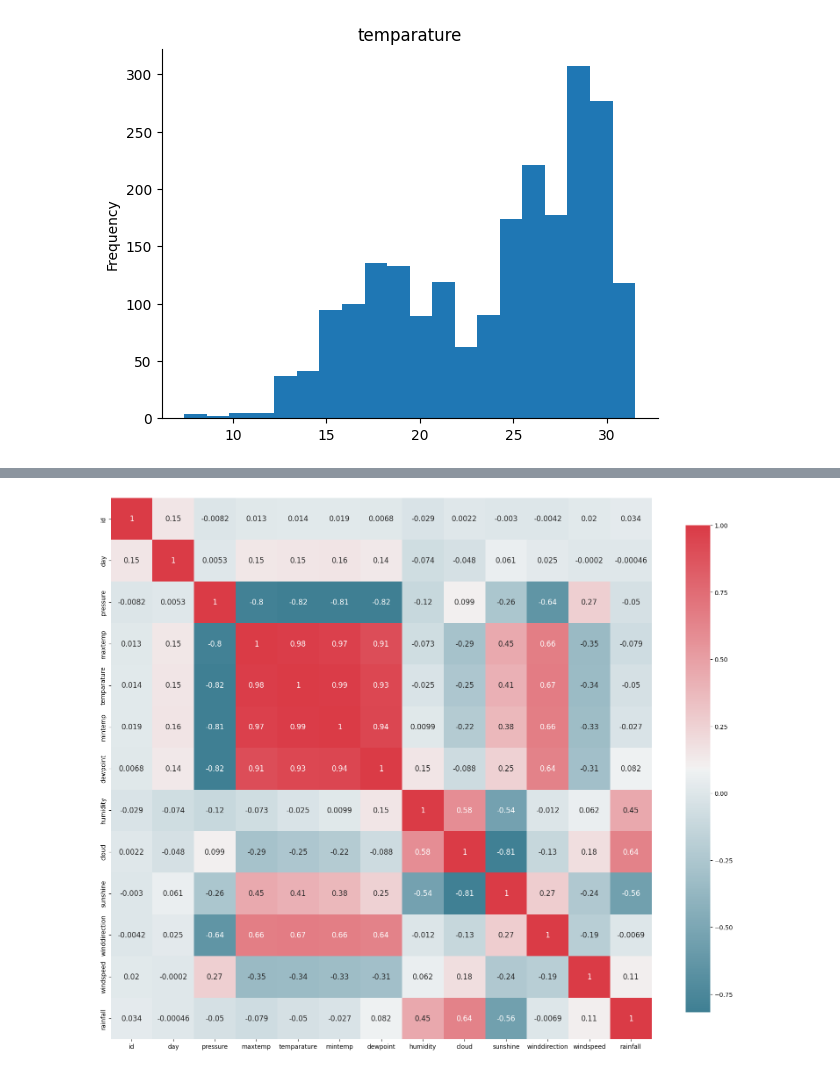
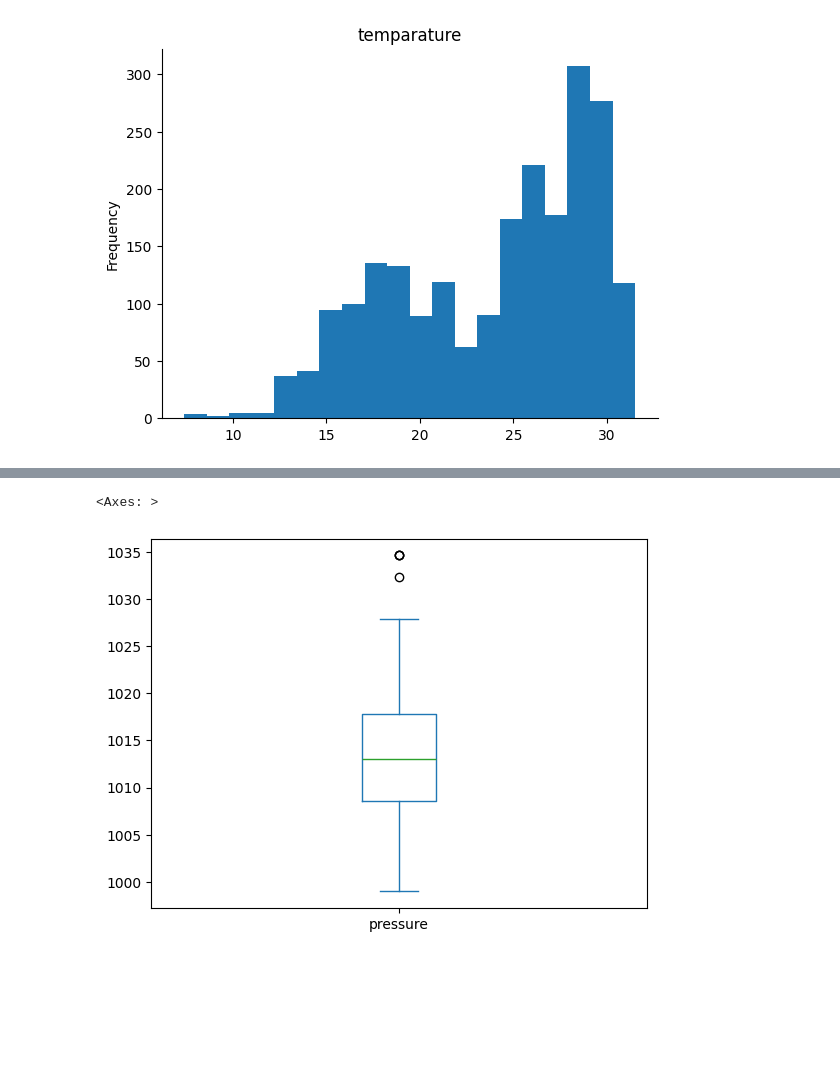
Before and after one commit to aymnblh/Dating_app, a Jupyter notebook: Binary_Prediction_with_a_Rainfall_Dataset.ipynb, the cells around one changed output, grey strips where cells are left out. Drawn from its saved outputs; the diff is of its cells as text; code cells hidden in the pictures; blank space fills up the shorter version.

```diff
--- a/Binary_Prediction_with_a_Rainfall_Dataset.ipynb
+++ b/Binary_Prediction_with_a_Rainfall_Dataset.ipynb
@@ -145,28 +196,5 @@ data.describe()
-# %%
-def plot_correlation_map( data ):
-
-    corr = data.corr()
-
-    s , ax = plt.subplots( figsize =( 20 , 16 ) )
-
-    cmap = sns.diverging_palette( 220 , 10 , as_cmap = True )
-
-    s = sns.heatmap(
-
-        corr,
-
-        cmap = cmap,
-
-        square=True,
-
-        cbar_kws={ 'shrink' : .9 },
-
-        ax=ax,
-
-        annot = True,
-
-        annot_kws = { 'fontsize' : 12 }
-    )
-plot_correlation_map(data)
-# %% [output]
-[figure, removed]
+# %%
+data["pressure"].plot.box()
+# %% [output]
+<Axes: >
+[figure, added]
```
Also changed, not shown: parts of 16 cells of this notebook.
